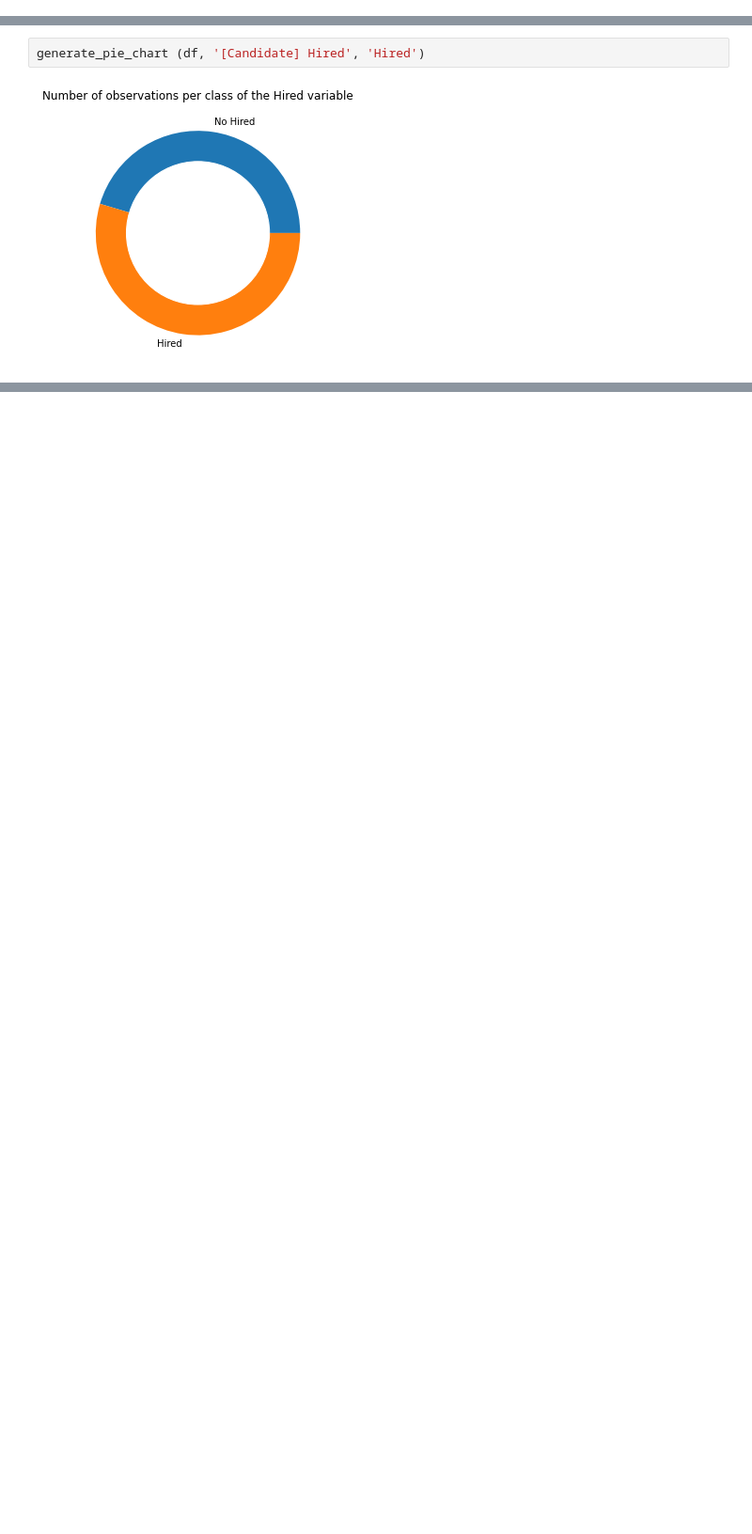
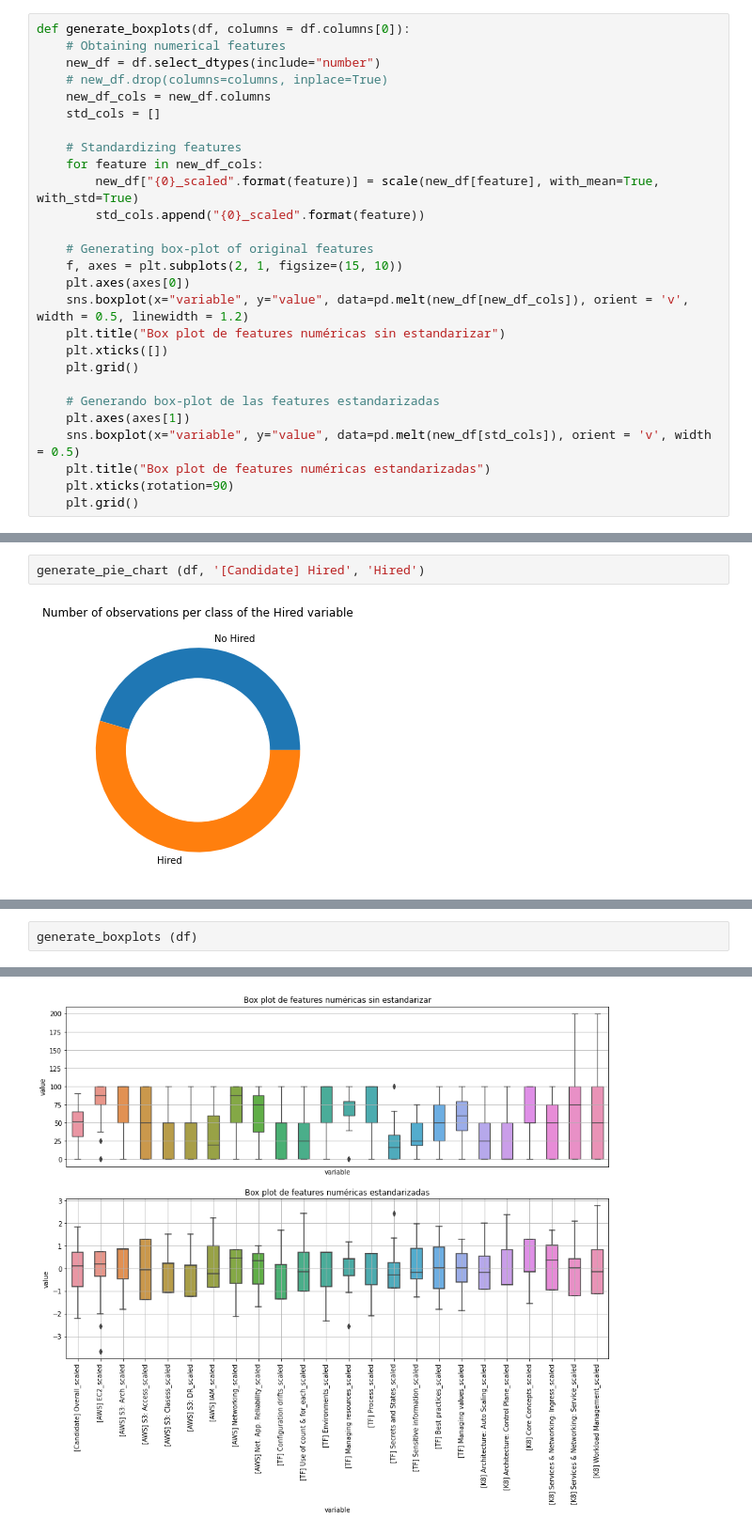
Before and after one commit to anasillo/caylent-hiring, a Jupyter notebook: code/1 - EDA/main.ipynb, the cells around one changed output, grey strips where cells are left out. Shown: that part at 94% size. Drawn from its saved outputs; the diff is of its cells as text; blank space fills up the shorter version.

```diff
--- a/code/1 - EDA/main.ipynb
+++ b/code/1 - EDA/main.ipynb
@@ -88,3 +107,30 @@ def generate_pie_chart(df, feature, name):
+# %%
+def generate_boxplots(df, columns = df.columns[0]):
+    # Obtaining numerical features
+    new_df = df.select_dtypes(include="number")
+    # new_df.drop(columns=columns, inplace=True)
+    new_df_cols = new_df.columns
+    std_cols = []
+
+    # Standardizing features
+    for feature in new_df_cols:
+        new_df["{0}_scaled".format(feature)] = scale(new_df[feature], with_mean=True, with_std=True)
+        std_cols.append("{0}_scaled".format(feature))
+
+    # Generating box-plot of original features
+    f, axes = plt.subplots(2, 1, figsize=(15, 10))
+    plt.axes(axes[0])
+    sns.boxplot(x="variable", y="value", data=pd.melt(new_df[new_df_cols]), orient = 'v', width = 0.5, linewidth = 1.2)
+    plt.title("Box plot de features numéricas sin estandarizar")
+    plt.xticks([])
+    plt.grid()
+
+    # Generando box-plot de las features estandarizadas
+    plt.axes(axes[1])
+    sns.boxplot(x="variable", y="value", data=pd.melt(new_df[std_cols]), orient = 'v', width = 0.5)
+    plt.title("Box plot de features numéricas estandarizadas")
+    plt.xticks(rotation=90)
+    plt.grid()
 # %% [markdown]
 # EDA
 # %% [markdown]
@@ -95,0 +165,3 @@ generate_pie_chart (df, '[Candidate] Hired', 'Hired')
+# %%
+generate_boxplots (df)
+# %% [output]
@@ -95,0 +173 @@ generate_pie_chart (df, '[Candidate] Hired', 'Hired')
+[figure, added]
```
Also changed, not shown: parts of 11 cells of this notebook, 3 other files.
